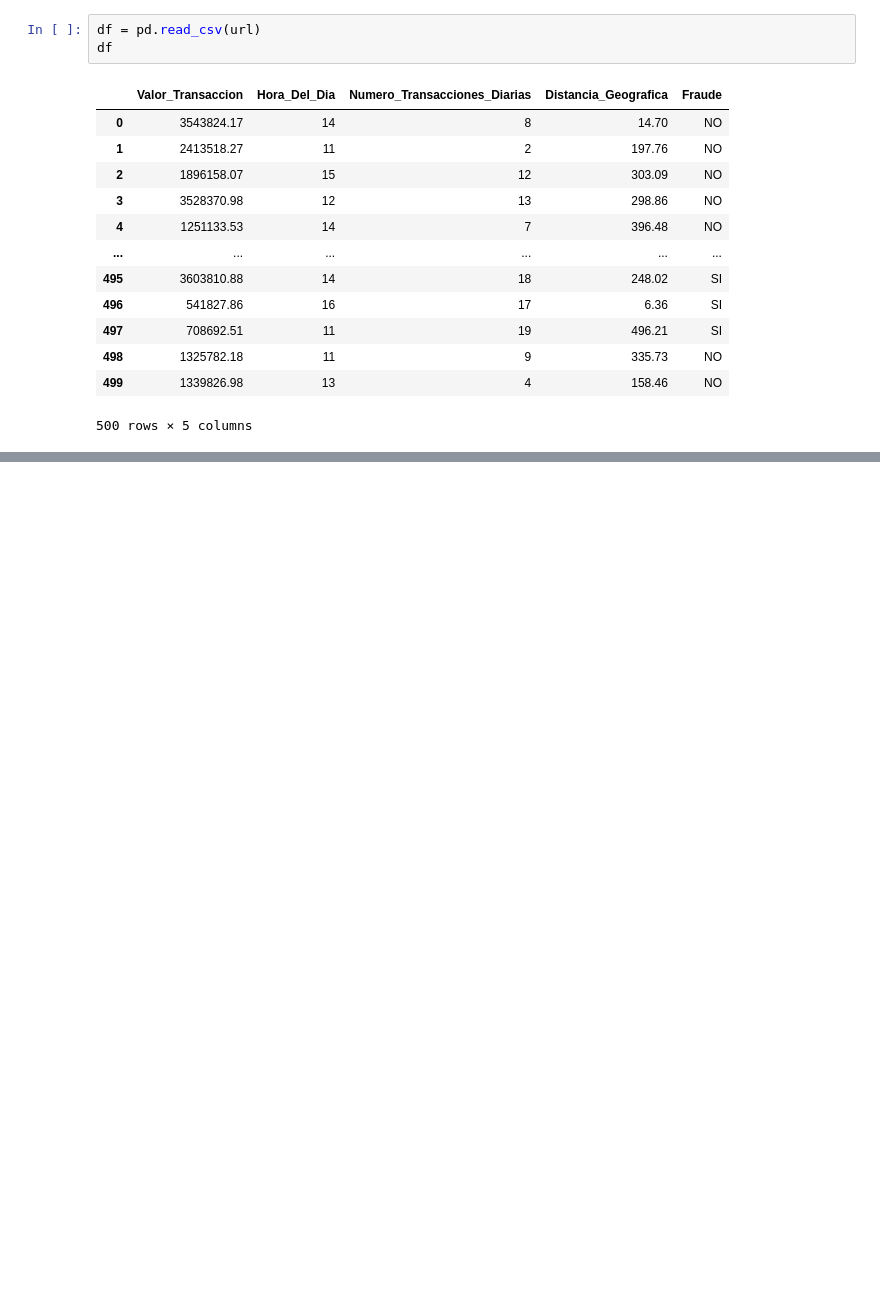
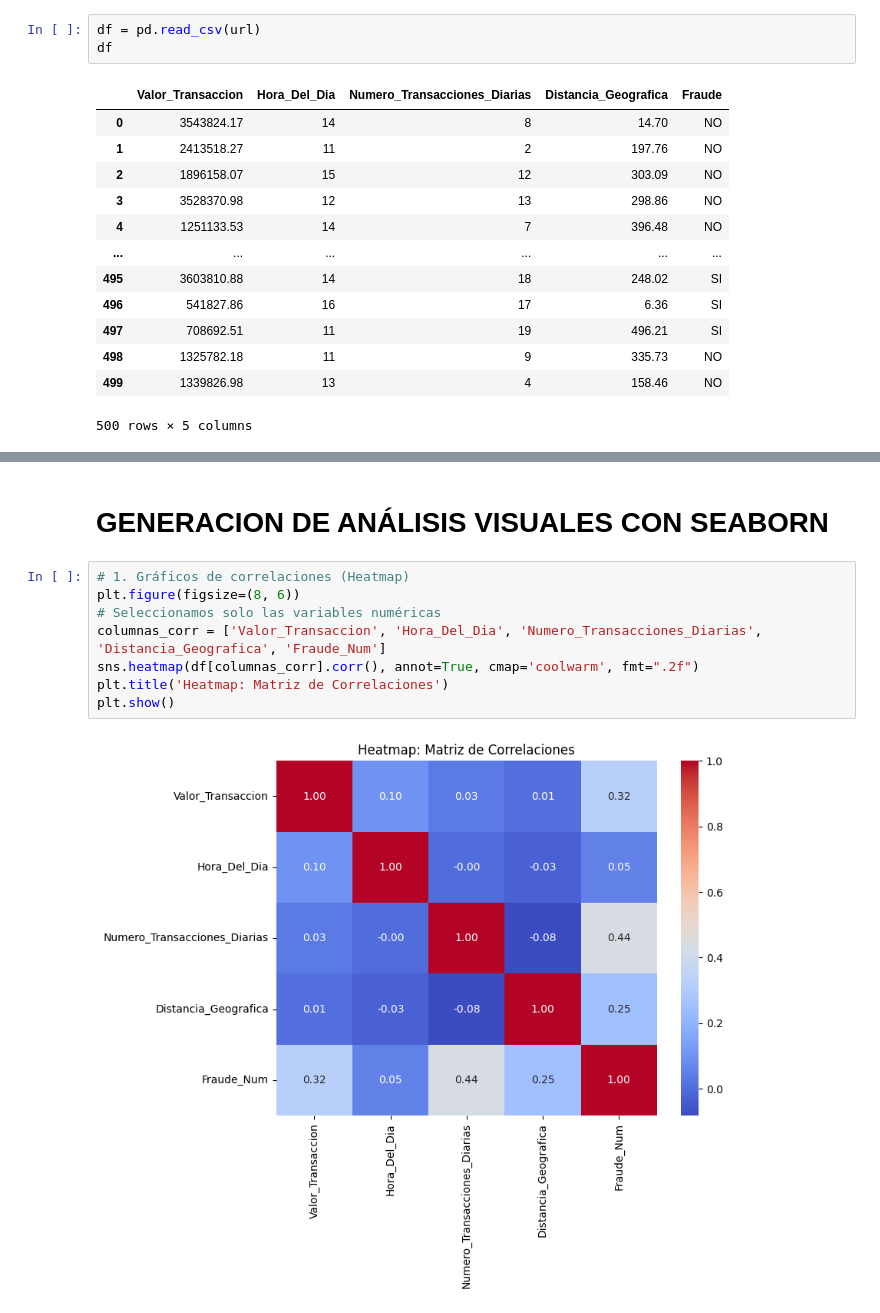
Before and after one commit to Karol-Caicedo/INTELIGENCIA_ARTIFICIAL, a Jupyter notebook: taller_practico_librerias_numpy_matplotlib_seaborn.ipynb, the cells around one changed output, grey strips where cells are left out. Drawn from its saved outputs; the diff is of its cells as text; blank space fills up the shorter version.

```diff
--- a/taller_practico_librerias_numpy_matplotlib_seaborn.ipynb
+++ b/taller_practico_librerias_numpy_matplotlib_seaborn.ipynb
@@ -408,0 +553,12 @@ df
+# %% [markdown]
+#  **GENERACION DE ANÁLISIS VISUALES CON SEABORN**
+# %%
+# 1. Gráficos de correlaciones (Heatmap)
+plt.figure(figsize=(8, 6))
+# Seleccionamos solo las variables numéricas
+columnas_corr = ['Valor_Transaccion', 'Hora_Del_Dia', 'Numero_Transacciones_Diarias', 'Distancia_Geografica', 'Fraude_Num']
+sns.heatmap(df[columnas_corr].corr(), annot=True, cmap='coolwarm', fmt=".2f")
+plt.title('Heatmap: Matriz de Correlaciones')
+plt.show()
+# %% [output]
+[figure, added]
```
Also changed, not shown: parts of 15 cells of this notebook.
